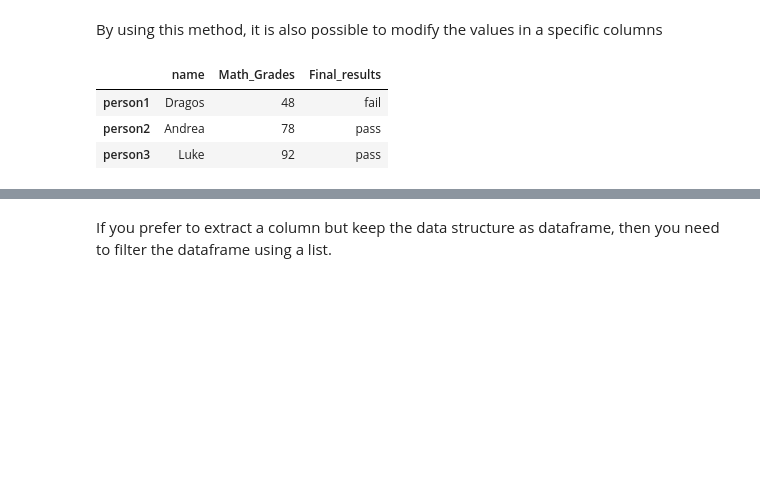
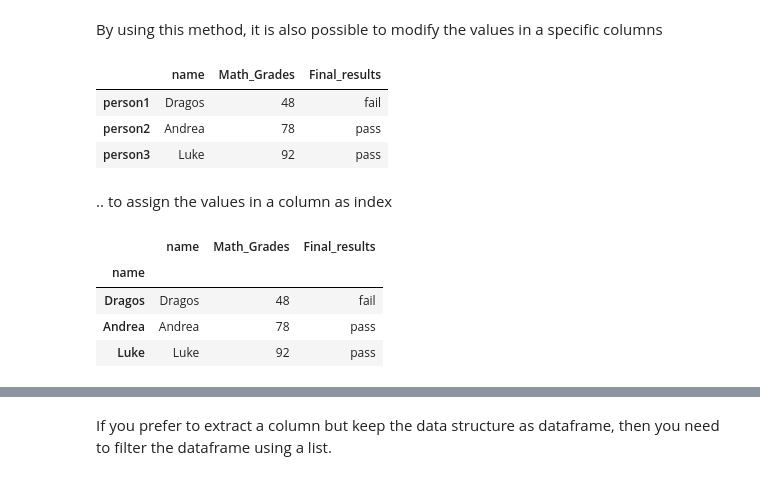
Before and after one commit to petehellyer/Neuroscience-Python-Course-Development, a Jupyter notebook: Day8.ipynb, the cells around one changed output, grey strips where cells are left out. Cells and saved outputs as stored; diff of their text form; code cells hidden in the pictures; blank space fills up the shorter version.

```diff
--- a/Day8.ipynb
+++ b/Day8.ipynb
@@ -191,3 +192,14 @@ df
 | person1 | Dragos | 48 | fail |
 | person2 | Andrea | 78 | pass |
 | person3 | Luke | 92 | pass |
+# %% [markdown]
+.. to assign the values in a column as index
+# %%
+df.index = df["name"]
+df
+# %% [output]
+|  | name | Math_Grades | Final_results |
+| name |  |  |  |
+| Dragos | Dragos | 48 | fail |
+| Andrea | Andrea | 78 | pass |
+| Luke | Luke | 92 | pass |
```
Also changed, not shown: parts of 28 cells of this notebook, 2 other files.
